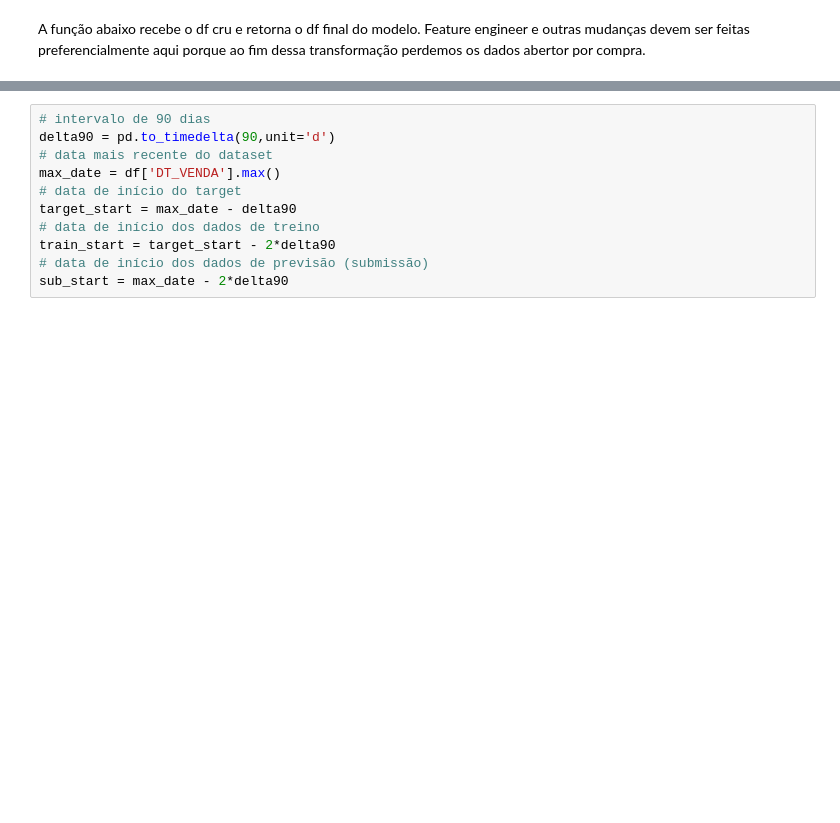
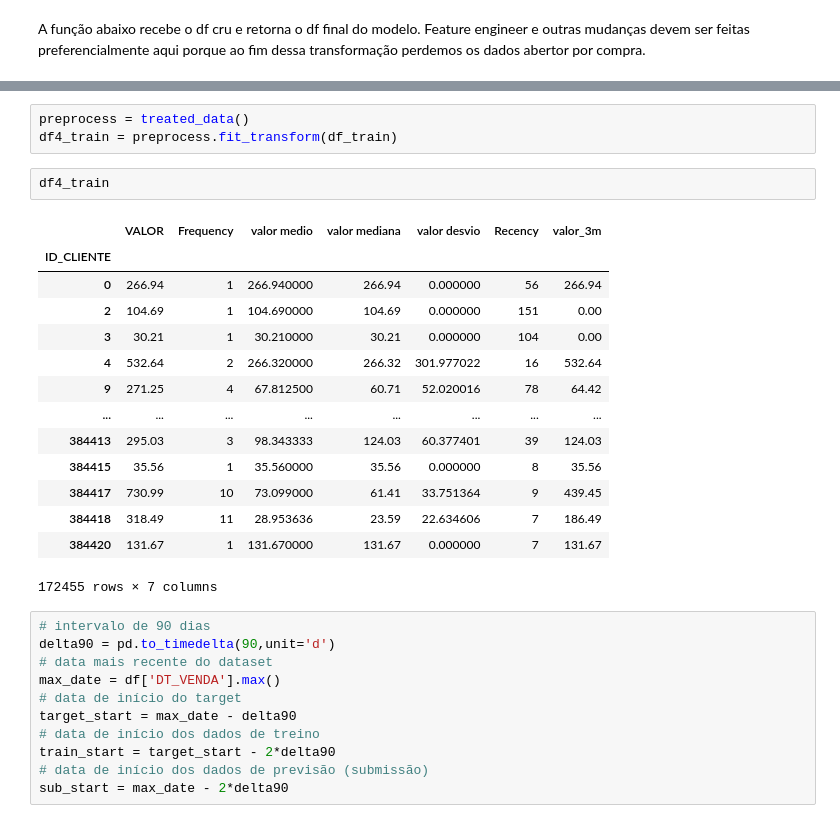
Before and after one commit to marcos-mansur/vlabs-challenge, a Jupyter notebook: Notebook/FeatEng_HyperPTune.ipynb, the cells around one changed output, grey strips where cells are left out. Cells and saved outputs as stored; diff of their text form; blank space fills up the shorter version.

Commit message:
add preprocessing estimator

```diff
--- a/Notebook/FeatEng_HyperPTune.ipynb
+++ b/Notebook/FeatEng_HyperPTune.ipynb
@@ -103,3 +132,23 @@ def treated_data(df_pp):
+# %%
+preprocess = treated_data()
+df4_train = preprocess.fit_transform(df_train)
+# %%
+df4_train
+# %% [output]
+|  | VALOR | Frequency | valor medio | valor mediana | valor desvio | Recency | valor_3m |
+| ID_CLIENTE |  |  |  |  |  |  |  |
+| 0 | 266.94 | 1 | 266.940000 | 266.94 | 0.000000 | 56 | 266.94 |
+| 2 | 104.69 | 1 | 104.690000 | 104.69 | 0.000000 | 151 | 0.00 |
+| 3 | 30.21 | 1 | 30.210000 | 30.21 | 0.000000 | 104 | 0.00 |
+| 4 | 532.64 | 2 | 266.320000 | 266.32 | 301.977022 | 16 | 532.64 |
+| 9 | 271.25 | 4 | 67.812500 | 60.71 | 52.020016 | 78 | 64.42 |
+| ... | ... | ... | ... | ... | ... | ... | ... |
+| 384413 | 295.03 | 3 | 98.343333 | 124.03 | 60.377401 | 39 | 124.03 |
+| 384415 | 35.56 | 1 | 35.560000 | 35.56 | 0.000000 | 8 | 35.56 |
+| 384417 | 730.99 | 10 | 73.099000 | 61.41 | 33.751364 | 9 | 439.45 |
+| 384418 | 318.49 | 11 | 28.953636 | 23.59 | 22.634606 | 7 | 186.49 |
+| 384420 | 131.67 | 1 | 131.670000 | 131.67 | 0.000000 | 7 | 131.67 |
+172455 rows × 7 columns
 # %%
 # intervalo de 90 dias
 delta90 = pd.to_timedelta(90,unit='d')
```
Also changed, not shown: parts of 8 cells of this notebook.
